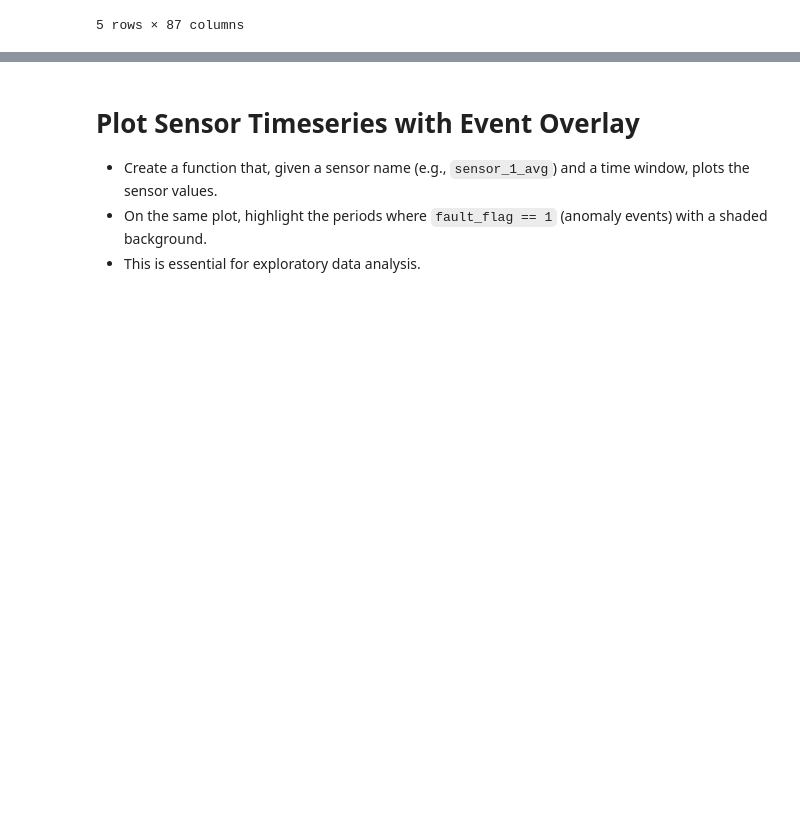
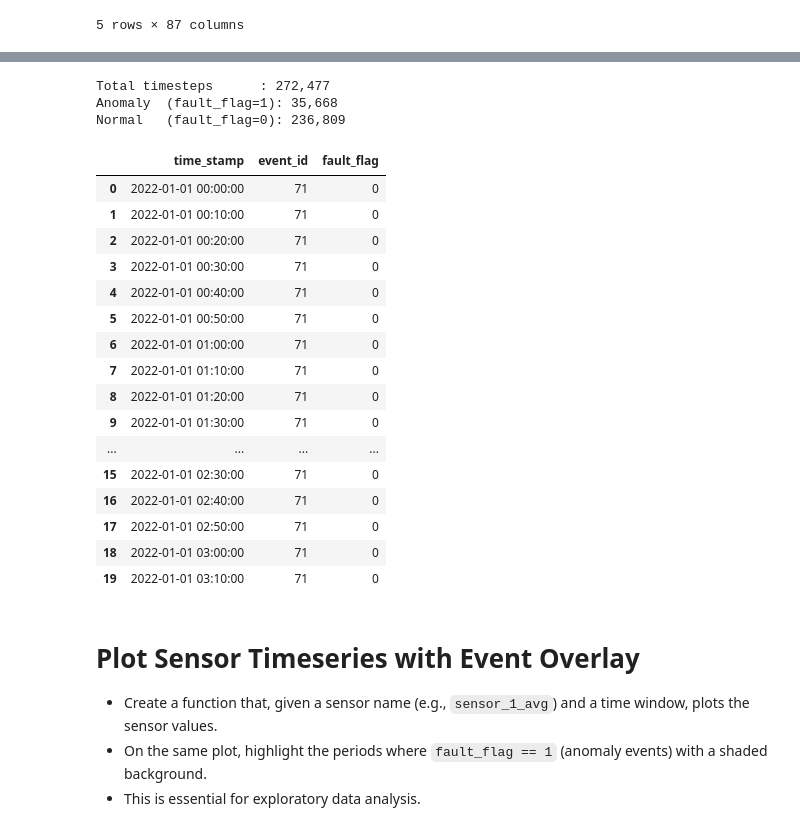
Before and after one commit to HamidrezaMirzaeian/FaultDetectionRZH, a Jupyter notebook: RZH.ipynb, the cells around one changed output, grey strips where cells are left out. Cells and saved outputs as stored; diff of their text form; code cells hidden in the pictures; blank space fills up the shorter version.

```diff
--- a/RZH.ipynb
+++ b/RZH.ipynb
@@ -90,3 +139,50 @@ data.head()
+# %%
+# Also flag anomaly event windows from event_info_filtered (asset_id = 0)
+# fault_flag from the previous cell (status_type_id-based) is preserved;
+# we only ADD new 1s on top — never reset existing flags.
+# We match on event_id and check whether each timestamp falls within [event_start, event_end]
+
+# Ensure event_start / event_end are datetime
+event_info_filtered = event_info_filtered.copy()
+event_info_filtered['event_start'] = pd.to_datetime(event_info_filtered['event_start'])
+event_info_filtered['event_end']   = pd.to_datetime(event_info_filtered['event_end'])
+
+# For every anomaly event, flag the matching timestamps
+anomaly_events = event_info_filtered[event_info_filtered['event_label'] == 'anomaly']
+
+for _, row in anomaly_events.iterrows():
+    mask = (
+        (raw_data['event_id']   == row['event_id']) &
+        (raw_data['time_stamp'] >= row['event_start']) &
+        (raw_data['time_stamp'] <= row['event_end'])
+    )
+    raw_data.loc[mask, 'fault_flag'] = 1
+
+print(f"Total timesteps      : {len(raw_data):,}")
+print(f"Anomaly  (fault_flag=1): {raw_data['fault_flag'].sum():,}")
+print(f"Normal   (fault_flag=0): {(raw_data['fault_flag'] == 0).sum():,}")
+raw_data[['time_stamp', 'event_id', 'fault_flag']].head(20)
+# %% [output]
+Total timesteps      : 272,477
+Anomaly  (fault_flag=1): 35,668
+Normal   (fault_flag=0): 236,809
+|  | time_stamp | event_id | fault_flag |
+| 0 | 2022-01-01 00:00:00 | 71 | 0 |
+| 1 | 2022-01-01 00:10:00 | 71 | 0 |
+| 2 | 2022-01-01 00:20:00 | 71 | 0 |
+| 3 | 2022-01-01 00:30:00 | 71 | 0 |
+| 4 | 2022-01-01 00:40:00 | 71 | 0 |
+| 5 | 2022-01-01 00:50:00 | 71 | 0 |
+| 6 | 2022-01-01 01:00:00 | 71 | 0 |
+| 7 | 2022-01-01 01:10:00 | 71 | 0 |
+| 8 | 2022-01-01 01:20:00 | 71 | 0 |
+| 9 | 2022-01-01 01:30:00 | 71 | 0 |
+| ... | ... | ... | ... |
+| 15 | 2022-01-01 02:30:00 | 71 | 0 |
+| 16 | 2022-01-01 02:40:00 | 71 | 0 |
+| 17 | 2022-01-01 02:50:00 | 71 | 0 |
+| 18 | 2022-01-01 03:00:00 | 71 | 0 |
+| 19 | 2022-01-01 03:10:00 | 71 | 0 |
 # %% [markdown]
 # Plot Sensor Timeseries with Event Overlay
 - Create a function that, given a sensor name (e.g., `sensor_1_avg`) and a time window, plots the sensor values.
```
Also changed, not shown: parts of 3 cells of this notebook.
